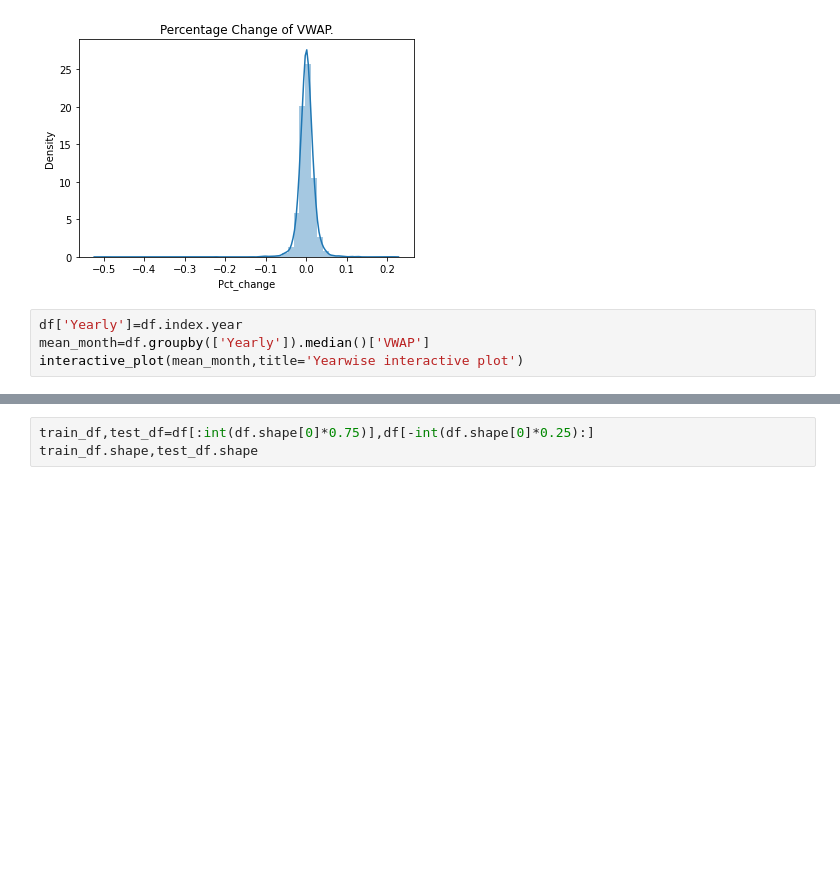
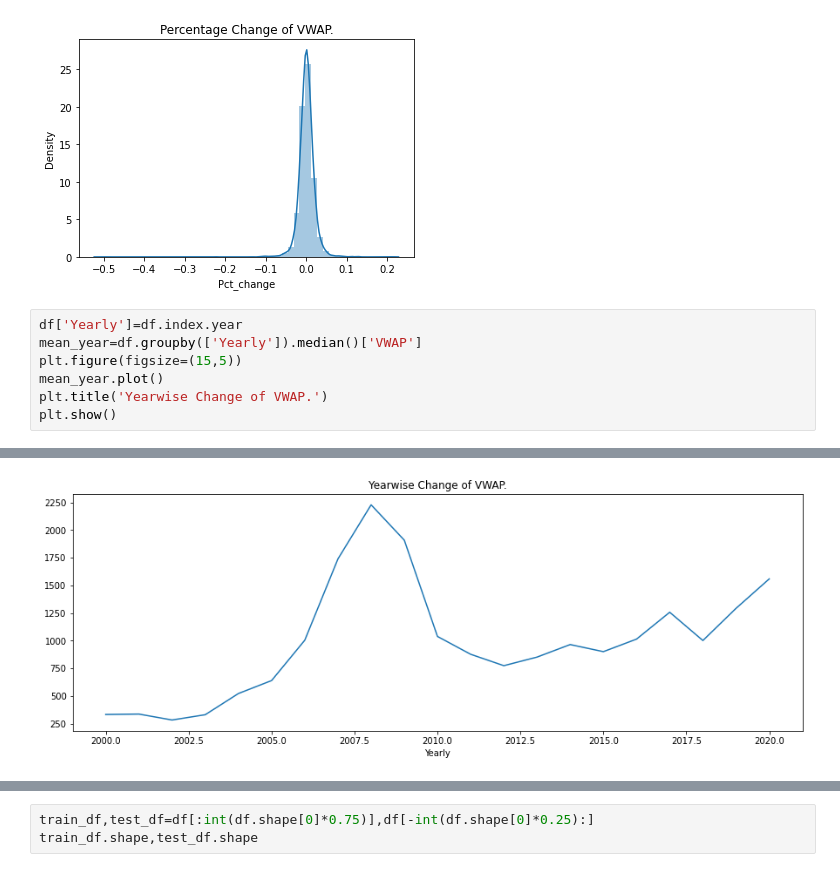
Before and after one commit to kartikbatra056/AllAboutTimeSeries, a Jupyter notebook: Baseline_and_EDA.ipynb, the cells around one changed output, grey strips where cells are left out. Cells and saved outputs as stored; diff of their text form; blank space fills up the shorter version.

```diff
--- a/Baseline_and_EDA.ipynb
+++ b/Baseline_and_EDA.ipynb
@@ -149,6 +140,9 @@ plt.show()
 [figure]
 # %%
 df['Yearly']=df.index.year
-mean_month=df.groupby(['Yearly']).median()['VWAP']
-interactive_plot(mean_month,title='Yearwise interactive plot')
+mean_year=df.groupby(['Yearly']).median()['VWAP']
+plt.figure(figsize=(15,5))
+mean_year.plot()
+plt.title('Yearwise Change of VWAP.')
+plt.show()
 # %% [output]
@@ -156,3 +149,4 @@ interactive_plot(mean_month,title='Yearwise interactive plot')
+[figure, added]
 # %%
 df['Month']=df.index.month
 mean_month=df.groupby(['Month']).median()['VWAP']
```
Also changed, not shown: parts of 19 cells of this notebook.
